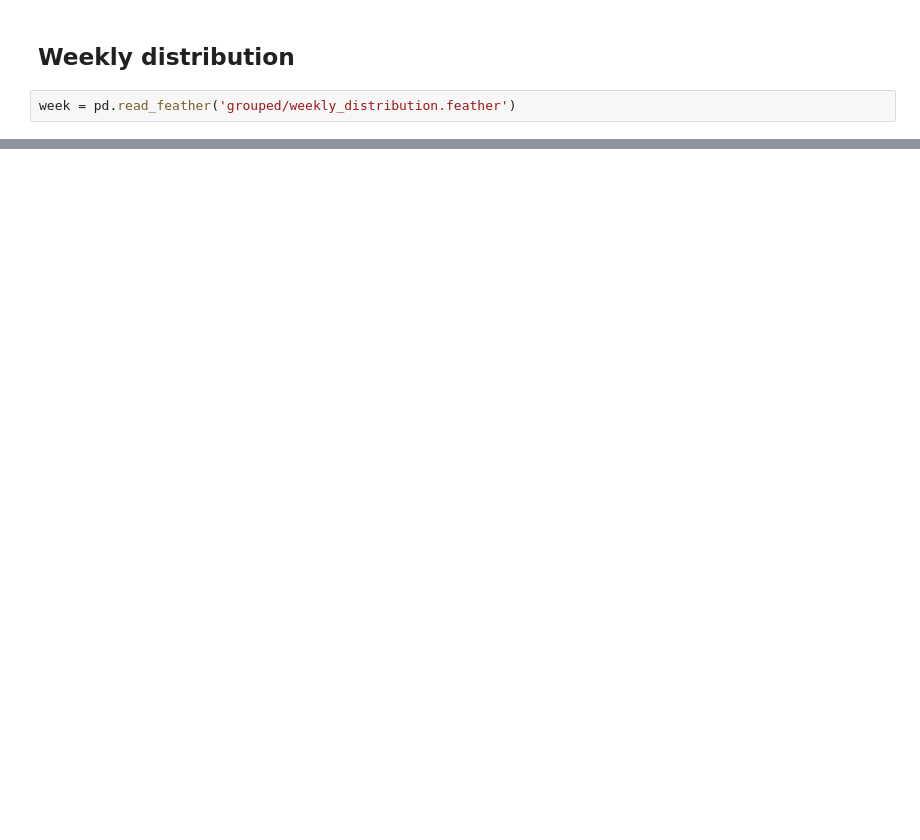
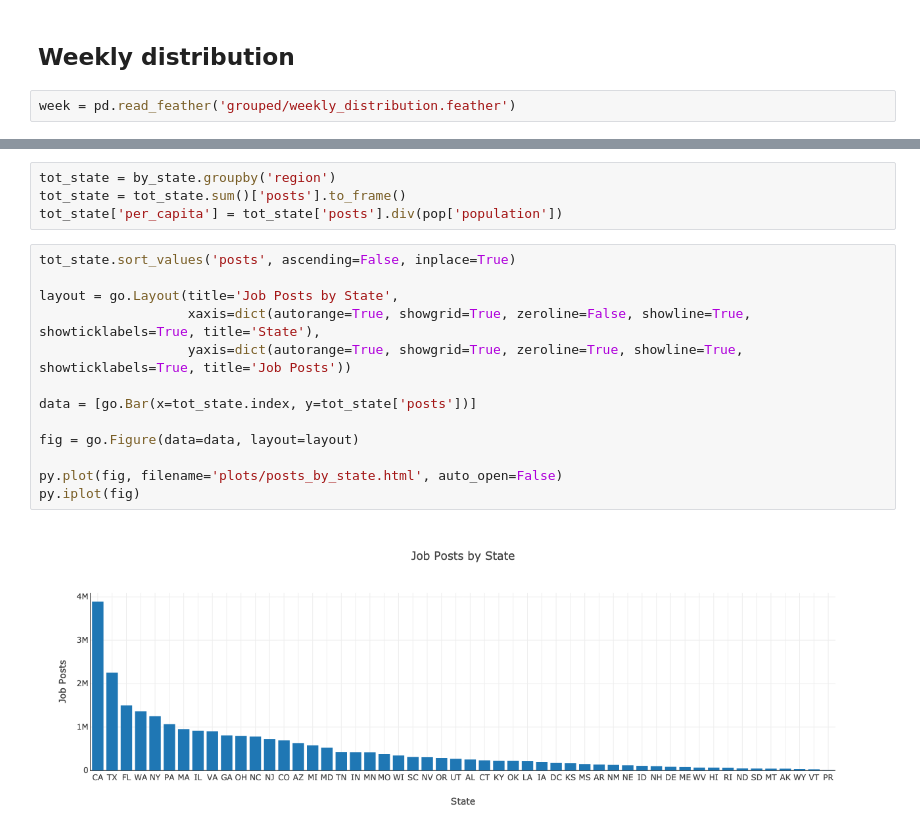
Before and after one commit to gkchen/Capstone_Project, a Jupyter notebook: explore_jobs.ipynb, the cells around one changed output, grey strips where cells are left out. Drawn from its saved outputs; the diff is of its cells as text; blank space fills up the shorter version.

```diff
--- a/explore_jobs.ipynb
+++ b/explore_jobs.ipynb
@@ -69,0 +81,19 @@ NameError: name 'figure' is not defined
+# %%
+tot_state = by_state.groupby('region')
+tot_state = tot_state.sum()['posts'].to_frame()
+tot_state['per_capita'] = tot_state['posts'].div(pop['population'])
+# %%
+tot_state.sort_values('posts', ascending=False, inplace=True)
+
+layout = go.Layout(title='Job Posts by State',
+                   xaxis=dict(autorange=True, showgrid=True, zeroline=False, showline=True, showticklabels=True, title='State'),
+                   yaxis=dict(autorange=True, showgrid=True, zeroline=True, showline=True, showticklabels=True, title='Job Posts'))
+
+data = [go.Bar(x=tot_state.index, y=tot_state['posts'])]
+
+fig = go.Figure(data=data, layout=layout)
+
+py.plot(fig, filename='plots/posts_by_state.html', auto_open=False)
+py.iplot(fig)
+# %% [output]
+[figure, added]
```
Also changed, not shown: parts of 14 cells of this notebook, 9 other files.
